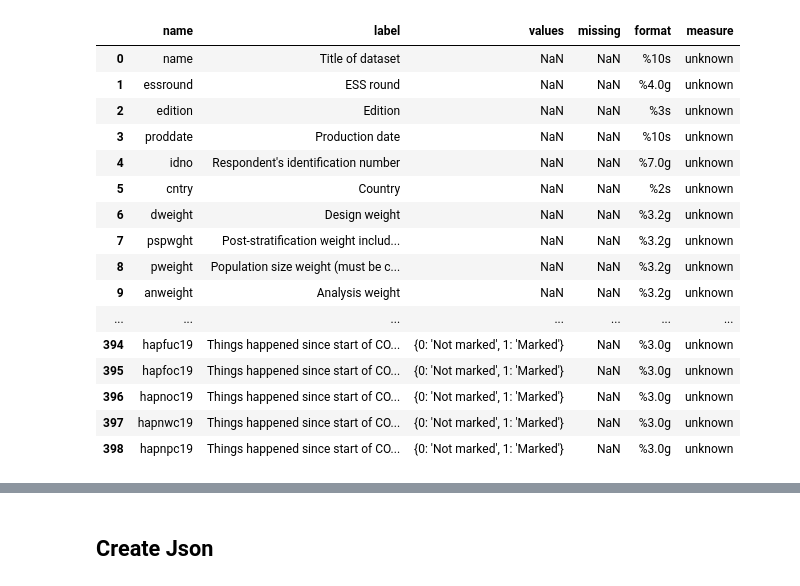
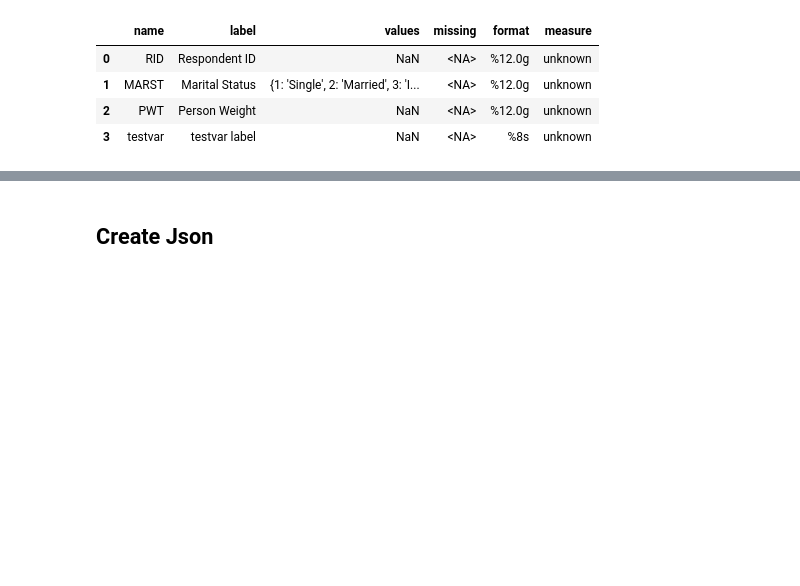
Before and after one commit to benjaminbeuster/DDI-CDI-Converter, a Jupyter notebook: DDICDI_converter.ipynb, the cells around one changed output, grey strips where cells are left out. Cells and saved outputs as stored; diff of their text form; code cells hidden in the pictures; blank space fills up the shorter version.

```diff
--- a/DDICDI_converter.ipynb
+++ b/DDICDI_converter.ipynb
@@ -36,0 +37,19 @@ df2.head()
+# %%
+label = df_meta.column_names_to_labels
+values = df_meta.variable_value_labels
+missing = df_meta.missing_ranges
+format = df_meta.original_variable_types
+measure = df_meta.variable_measure
+
+# Convert dictionaries into individual dataframes
+df_label = pd.DataFrame(list(label.items()), columns=['name', 'label'])
+df_format = pd.DataFrame(list(format.items()), columns=['name', 'format'])
+df_measure = pd.DataFrame(list(measure.items()), columns=['name', 'measure'])
+
+# For values and missing, we will handle them differently since they have dictionaries/lists inside
+df_values_list = [{'name': k, 'values': str(v)} for k, v in values.items()]  # Convert values to string
+df_values = pd.DataFrame(df_values_list)
+
+df_missing_list = [{'name': k, 'missing': str(v)} for k, v in missing.items()]  # Convert missing values to string
+df_missing = pd.DataFrame(df_missing_list)
+df_values
@@ -95,55 +109,63 @@ df2_meta.variable_value_labels['cptppola']
 # %%
+import pandas as pd
+
 def create_variable_view2(df_meta):
     # Extract the attributes from df_meta
     label = df_meta.column_names_to_labels
     values = df_meta.variable_value_labels
 
     # Convert user-defined missing values to the desired format
     missing = {}
     for key, vals in df_meta.missing_user_values.items():
         missing[key] = [{"lo": val, "hi": val} for val in vals]
 
     format = df_meta.original_variable_types
     measure = df_meta.variable_measure
 
     # Convert dictionaries into individual dataframes
     df_label = pd.DataFrame(list(label.items()), columns=['name', 'label'])
     df_format = pd.DataFrame(list(format.items()), columns=['name', 'format'])
     df_measure = pd.DataFrame(list(measure.items()), columns=['name', 'measure'])
 
-    # For values and missing, we will handle them differently since they have dictionaries/lists inside
+    # For values and missing, handle them differently due to dictionaries/lists inside
     df_values_list = [{'name': k, 'values': str(v)} for k, v in values.items()]  # Convert values to string
     df_values = pd.DataFrame(df_values_list)
 
     df_missing_list = [{'name': k, 'missing': str(v)} for k, v in missing.items()]  # Convert missing values to string
     df_missing = pd.DataFrame(df_missing_list)
 
     # Merge dataframes on the 'name' column
-    variable_view = df_label.merge(df_values, on='name', how='outer') \
-        .merge(df_missing, on='name', how='outer') \
+    variable_view = df_label
+    if not df_values.empty:
+        variable_view = variable_view.merge(df_values, on='name', how='outer')
+    else:
+        variable_view['values'] = pd.NA
+
+    if not df_missing.empty:
+        variable_view = variable_view.merge(df_missing, on='name', how='outer')
+    else:
+        variable_view['missing'] = pd.NA
+
+    variable_view = variable_view \
         .merge(df_format, on='name', how='outer') \
         .merge(df_measure, on='name', how='outer')
 
+    # Ensure 'values' and 'missing' columns are present
+    if 'values' not in variable_view.columns:
+        variable_view['values'] = pd.NA
+
+    if 'missing' not in variable_view.columns:
+        variable_view['missing'] = pd.NA
+
     return variable_view
+
 create_variable_view2(df2_meta)
 # %% [output]
 |  | name | label | values | missing | format | measure |
-| 0 | name | Title of dataset | NaN | NaN | %10s | unknown |
-| 1 | essround | ESS round | NaN | NaN | %4.0g | unknown |
-| 2 | edition | Edition | NaN | NaN | %3s | unknown |
-| 3 | proddate | Production date | NaN | NaN | %10s | unknown |
-| 4 | idno | Respondent's identification number | NaN | NaN | %7.0g | unknown |
-| 5 | cntry | Country | NaN | NaN | %2s | unknown |
-| 6 | dweight | Design weight | NaN | NaN | %3.2g | unknown |
-| 7 | pspwght | Post-stratification weight includ... | NaN | NaN | %3.2g | unknown |
-| 8 | pweight | Population size weight (must be c... | NaN | NaN | %3.2g | unknown |
-| 9 | anweight | Analysis weight | NaN | NaN | %3.2g | unknown |
-| ... | ... | ... | ... | ... | ... | ... |
-| 394 | hapfuc19 | Things happened since start of CO... | {0: 'Not marked', 1: 'Marked'} | NaN | %3.0g | unknown |
-| 395 | hapfoc19 | Things happened since start of CO... | {0: 'Not marked', 1: 'Marked'} | NaN | %3.0g | unknown |
-| 396 | hapnoc19 | Things happened since start of CO... | {0: 'Not marked', 1: 'Marked'} | NaN | %3.0g | unknown |
-| 397 | hapnwc19 | Things happened since start of CO... | {0: 'Not marked', 1: 'Marked'} | NaN | %3.0g | unknown |
-| 398 | hapnpc19 | Things happened since start of CO... | {0: 'Not marked', 1: 'Marked'} | NaN | %3.0g | unknown |
+| 0 | RID | Respondent ID | NaN | <NA> | %12.0g | unknown |
+| 1 | MARST | Marital Status | {1: 'Single', 2: 'Married', 3: 'I... | <NA> | %12.0g | unknown |
+| 2 | PWT | Person Weight | NaN | <NA> | %12.0g | unknown |
+| 3 | testvar | testvar label | NaN | <NA> | %8s | unknown |
 # %%
 Label = df_meta.column_names_to_labels
 Values = df_meta.variable_value_labels
```
Also changed, not shown: parts of 9 cells of this notebook, 1 other file.
